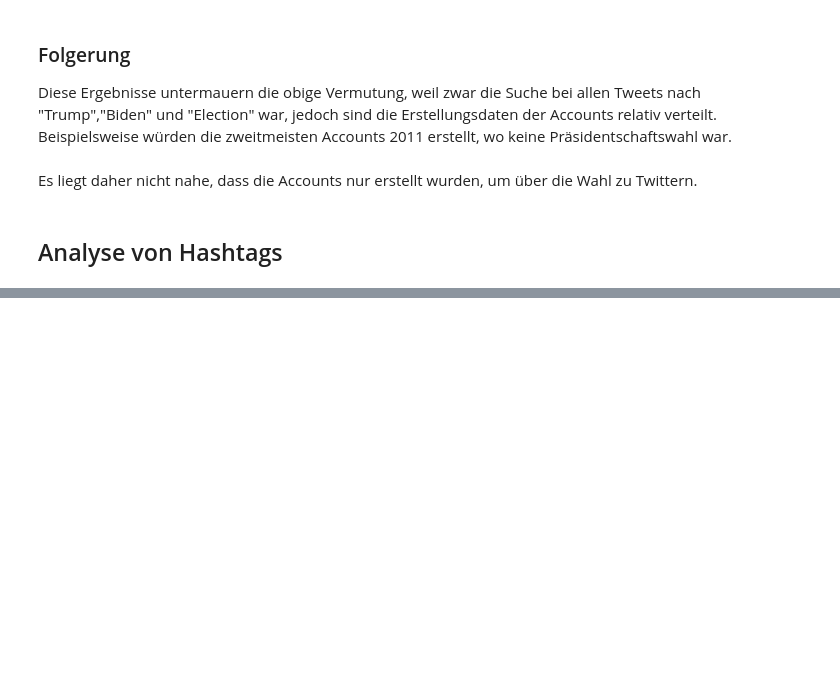
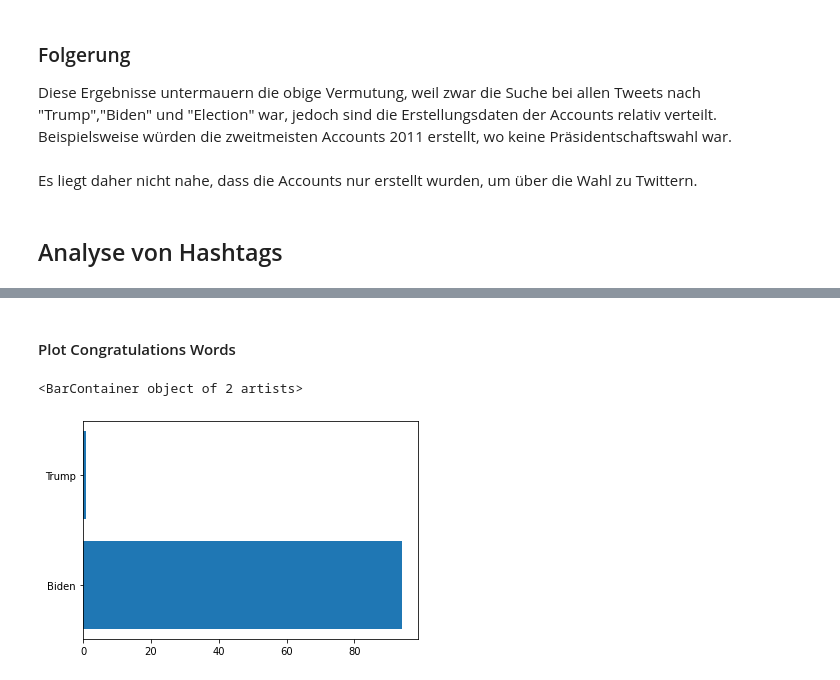
Before and after one commit to felixwortmann/tweeKaLytics, a Jupyter notebook: analytics.ipynb, the cells around one changed output, grey strips where cells are left out. Drawn from its saved outputs; the diff is of its cells as text; code cells hidden in the pictures; blank space fills up the shorter version.

```diff
--- a/analytics.ipynb
+++ b/analytics.ipynb
@@ -257,0 +313,9 @@ hashtag_dir
+# %% [markdown]
+#### Plot Congratulations Words
+# %%
+fig, ax = plt.subplots()
+value_data = plot(congratulations_word_set)
+ax.barh(["Biden", "Trump"], value_data)
+# %% [output]
+<BarContainer object of 2 artists>
+[figure, added]
```
Also changed, not shown: parts of 13 cells of this notebook.
